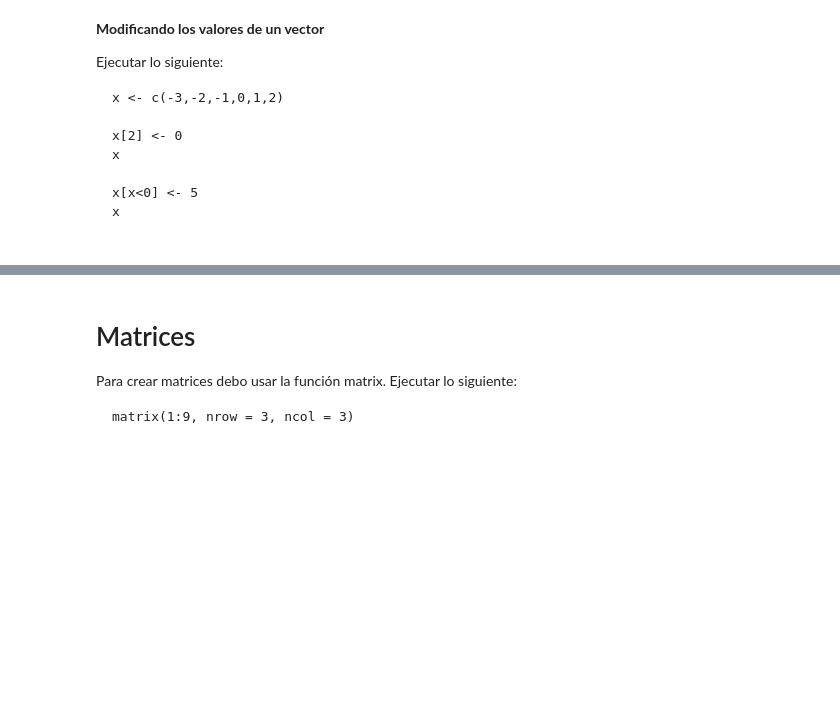
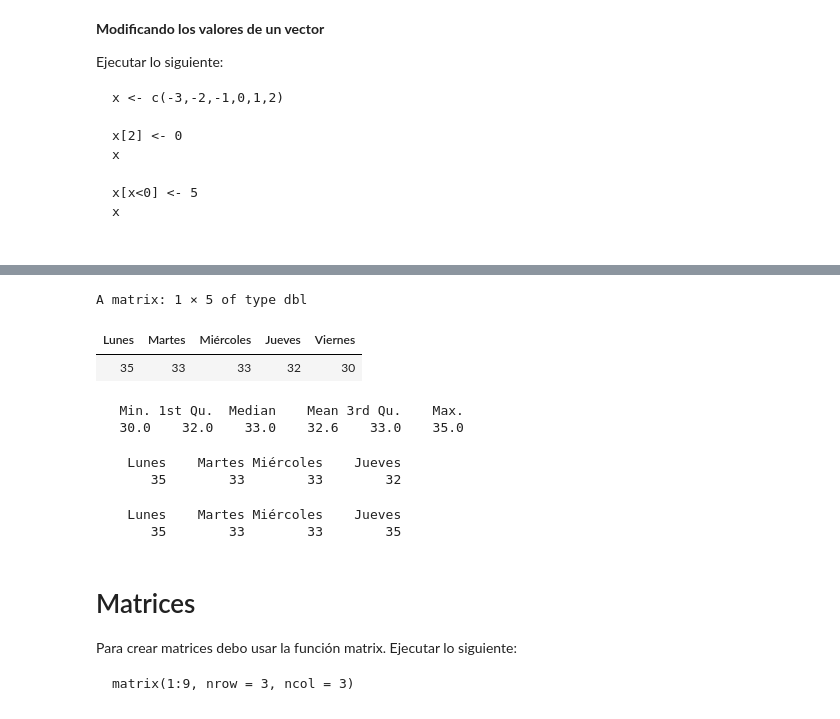
Before and after one commit to ricardo-rios/fund_prog_est, a Jupyter notebook: UnidadI/introduccion_R.ipynb, the cells around one changed output, grey strips where cells are left out. Drawn from its saved outputs; the diff is of its cells as text; code cells hidden in the pictures; blank space fills up the shorter version.

```diff
--- a/UnidadI/introduccion_R.ipynb
+++ b/UnidadI/introduccion_R.ipynb
@@ -559,0 +648,16 @@ x
+# %%
+t(as.matrix(temper))
+# %% [output]
+A matrix: 1 × 5 of type dbl
+| Lunes | Martes | Miércoles | Jueves | Viernes |
+| 35 | 33 | 33 | 32 | 30 |
+# %%
+summary(temper)
+# %% [output]
+   Min. 1st Qu.  Median    Mean 3rd Qu.    Max.
+   30.0    32.0    33.0    32.6    33.0    35.0
+# %%
+temper[1:4]
+# %% [output]
+    Lunes    Martes Miércoles    Jueves
+       35        33        33        32
@@ -560,3 +666,8 @@ x
+# %%
+temper[1:4]
+# %% [output]
+    Lunes    Martes Miércoles    Jueves
+       35        33        33        35
 # %% [markdown]
 # Matrices
 
```
Also changed, not shown: parts of 17 cells of this notebook.
